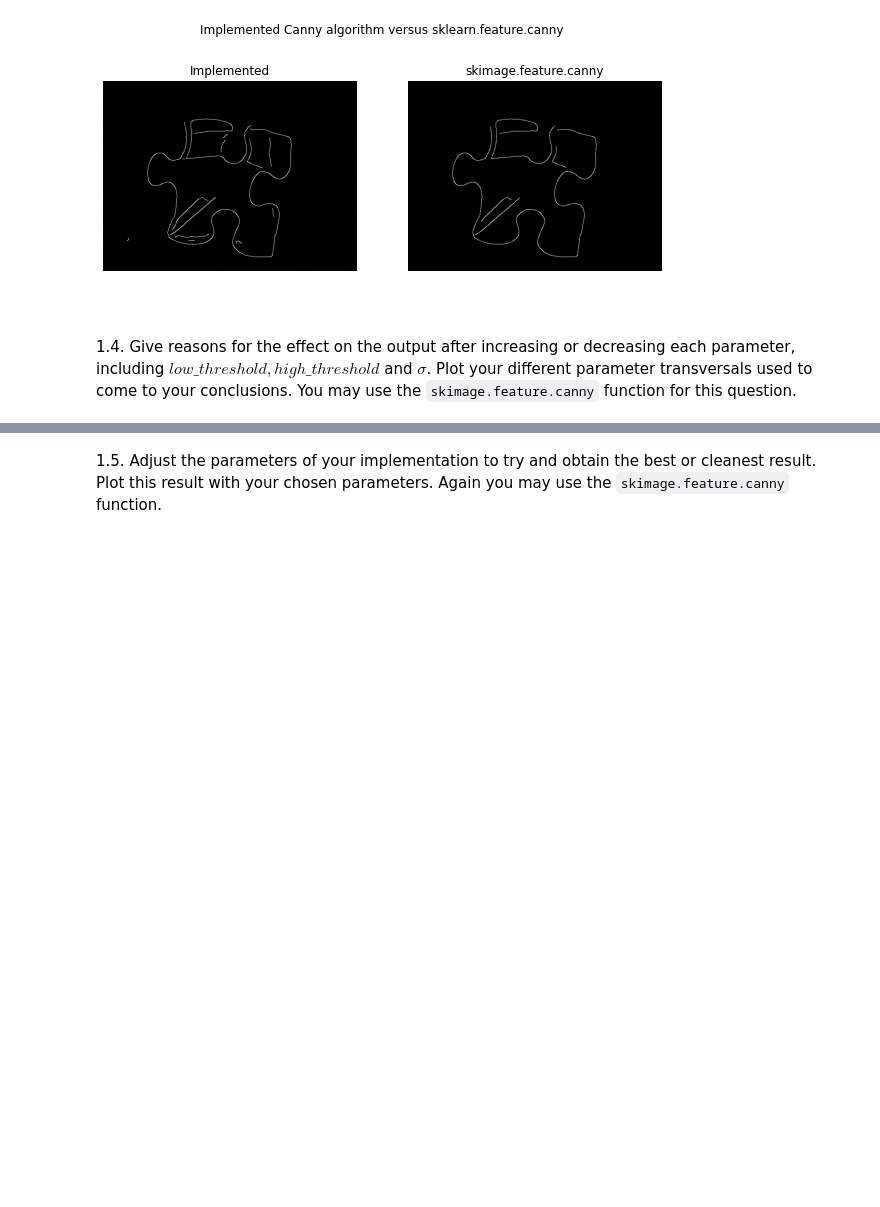
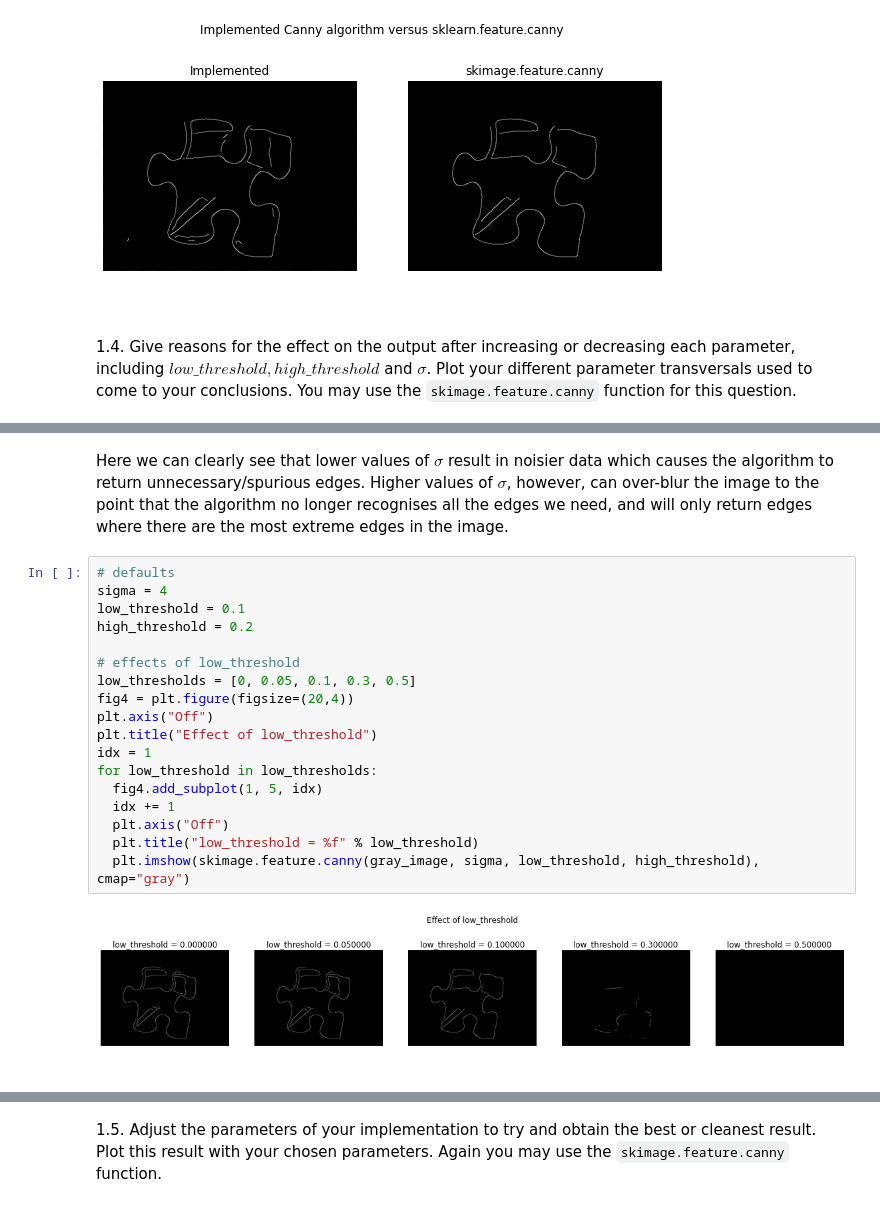
Before and after one commit to cds21199/computer-vision-2021, a Jupyter notebook: lab4/CVLab4_1877342.ipynb, the cells around one changed output, grey strips where cells are left out. Saved outputs shown, nothing was run; the diff lists cells and outputs as text; blank space fills up the shorter version.

```diff
--- a/lab4/CVLab4_1877342.ipynb
+++ b/lab4/CVLab4_1877342.ipynb
@@ -335,0 +357,22 @@ plt.imshow(skimage.feature.canny(gray_image, sigma=sigma, low_threshold=low_thre
+# %% [markdown]
+Here we can clearly see that lower values of $\sigma$ result in noisier data which causes the algorithm to return unnecessary/spurious edges. Higher values of $\sigma$, however, can over-blur the image to the point that the algorithm no longer recognises all the edges we need, and will only return edges where there are the most extreme edges in the image.
+# %%
+# defaults
+sigma = 4
+low_threshold = 0.1
+high_threshold = 0.2
+
+# effects of low_threshold
+low_thresholds = [0, 0.05, 0.1, 0.3, 0.5]
+fig4 = plt.figure(figsize=(20,4))
+plt.axis("Off")
+plt.title("Effect of low_threshold")
+idx = 1
+for low_threshold in low_thresholds:
+  fig4.add_subplot(1, 5, idx)
+  idx += 1
+  plt.axis("Off")
+  plt.title("low_threshold = %f" % low_threshold)
+  plt.imshow(skimage.feature.canny(gray_image, sigma, low_threshold, high_threshold), cmap="gray")
+# %% [output]
+[figure, added]
```
Also changed, not shown: parts of 27 cells of this notebook, 1 other file.
